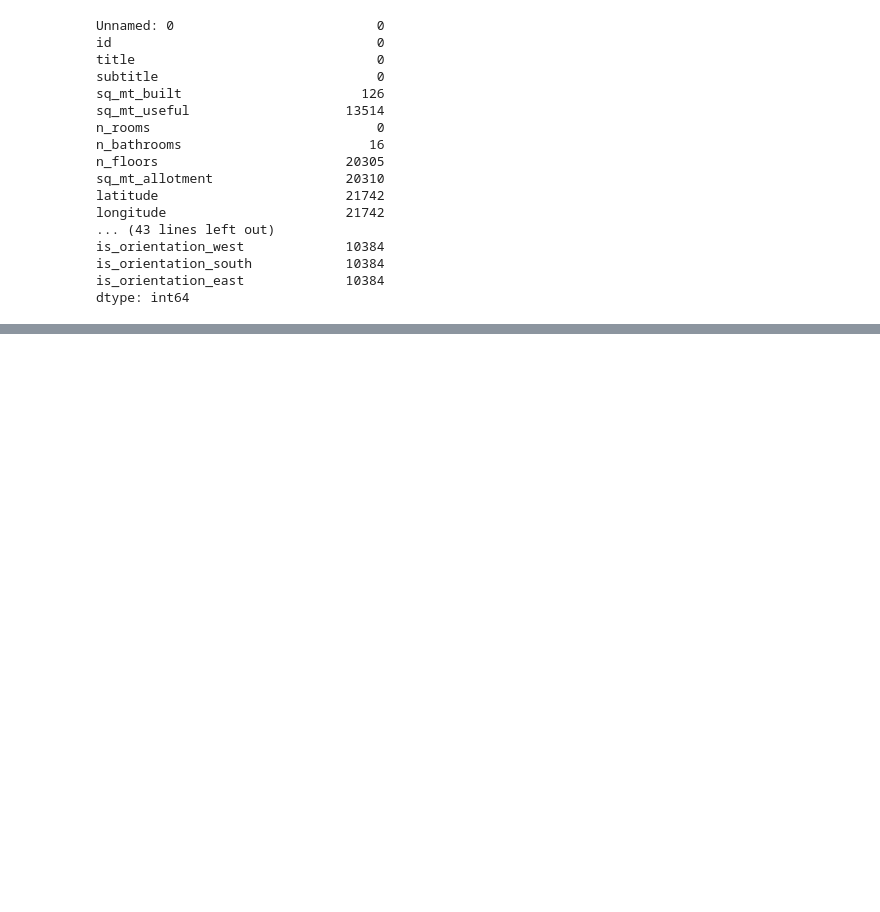
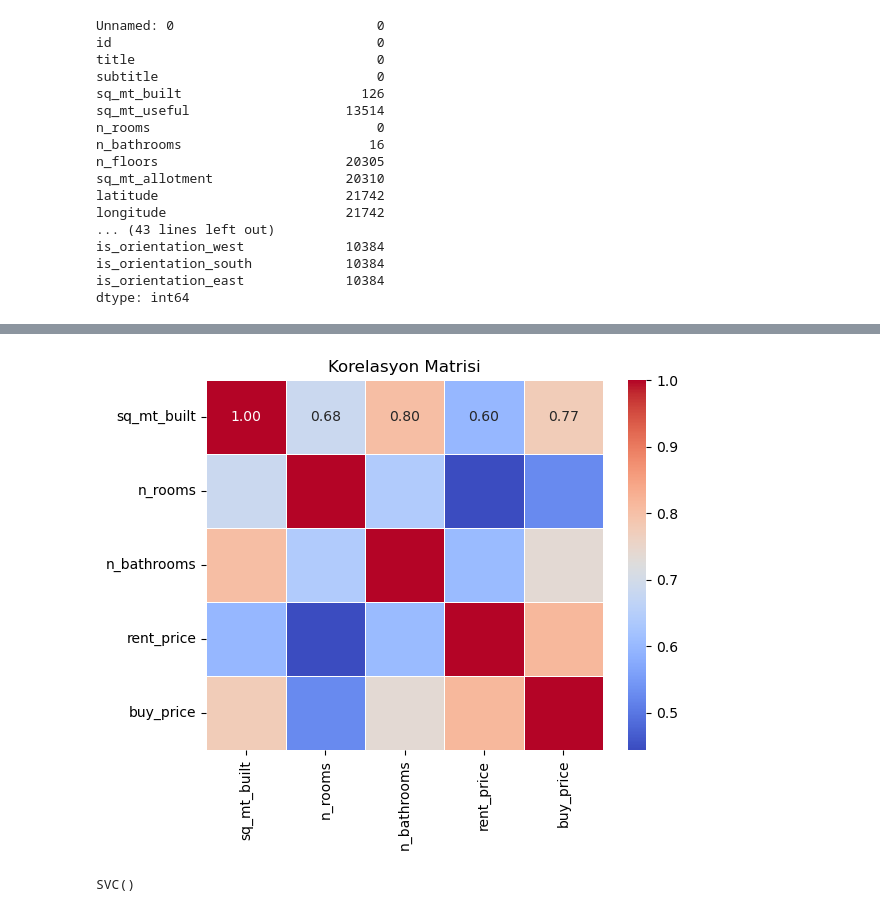
Before and after one commit to AsminSayim/yapay_zeka, a Jupyter notebook: 250203/ev_fiyat_tahmini.ipynb, the cells around one changed output, grey strips where cells are left out. Cells and saved outputs as stored; diff of their text form; code cells hidden in the pictures; blank space fills up the shorter version.

```diff
--- a/250203/ev_fiyat_tahmini.ipynb
+++ b/250203/ev_fiyat_tahmini.ipynb
@@ -99,0 +289,3 @@ df = df.drop(columns=["has_private_parking", "has_public_parking", "is_kitchen_e
+# %%
+# has_ac, has_fitted_wardrobes, has_garden, has_pool, has_terrace, has_balcony, has_storage_room, is_accessible, has_green_zones, is_parking_included_in_price
+df[['has_ac', 'has_fitted_wardrobes', 'has_garden','has_pool','has_terrace','has_balcony','has_storage_room','is_accessible','has_green_zones','is_parking_included_in_price','has_central_heating']] = df[['has_ac', 'has_fitted_wardrobes', 'has_garden','has_pool','has_terrace','has_balcony','has_storage_room','is_accessible','has_green_zones','is_parking_included_in_price','has_central_heating']].fillna(False)
@@ -99,0 +314,9 @@ df = df.drop(columns=["has_private_parking", "has_public_parking", "is_kitchen_e
+# %%
+#bu işlem için chatgpt'den birden fazla sütun için label encoding kullanımı diye aratabilirsiniz
+#label encoding için sklearn kütüphanesini ekleyeceğiz.
+#kütüphane ekleme işlemlerini ilk satırda yapalım (en üstte)
+# LabelEncoder'ı her sütun için uygulama
+encoder = LabelEncoder()
+
+for column in ['energy_certificate', 'house_type_id','operation','street_name']:
+    df[column] = encoder.fit_transform(df[column])
@@ -99,0 +344,3 @@ df = df.drop(columns=["has_private_parking", "has_public_parking", "is_kitchen_e
+# %%
+#kalan bazı sütunları da kaldıralım
+df=df.drop(columns=["Unnamed: 0","id","is_floor_under","operation","buy_price_by_area","is_buy_price_known","house_type_id","has_central_heating","is_exterior","is_accessible","floor"])
@@ -99,0 +367,14 @@ df = df.drop(columns=["has_private_parking", "has_public_parking", "is_kitchen_e
+# %%
+#df['built_year'] = df['built_year'].fillna(df['built_year'].min())
+df['built_year'] = df['built_year'].fillna(1960)
+# %%
+#korelasyon matrisine bakalım
+columns_of_interest = ['sq_mt_built', 'n_rooms','n_bathrooms','rent_price','buy_price']
+# Seçilen sütunlar için korelasyon matrisini hesaplama
+corr_matrix = df[columns_of_interest].corr()
+# Korelasyon matrisini görselleştirme
+sns.heatmap(corr_matrix, annot=True, cmap='coolwarm', fmt='.2f', linewidths=0.5)
+plt.title('Korelasyon Matrisi')
+plt.show()
+# %% [output]
+[figure, added]
@@ -99,0 +395,11 @@ df = df.drop(columns=["has_private_parking", "has_public_parking", "is_kitchen_e
+# %%
+#SVM Modelini Oluşturma ve Eğitme
+from sklearn.svm import SVC
+
+# Modeli oluşturun
+model = SVC()
+
+# Modeli eğitim verisi ile eğitin
+model.fit(X_train, y_train)
+# %% [output]
+SVC()
```
Also changed, not shown: parts of 27 cells of this notebook, 1 other file.
